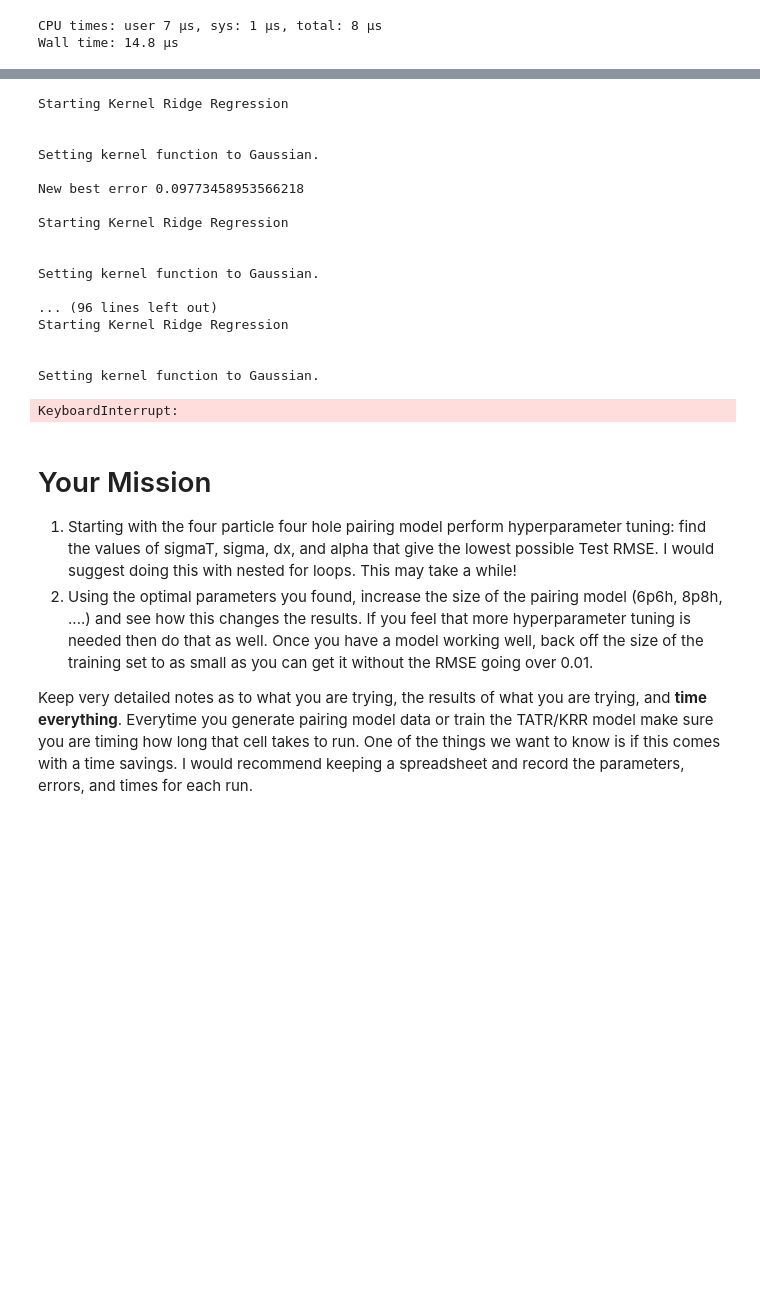
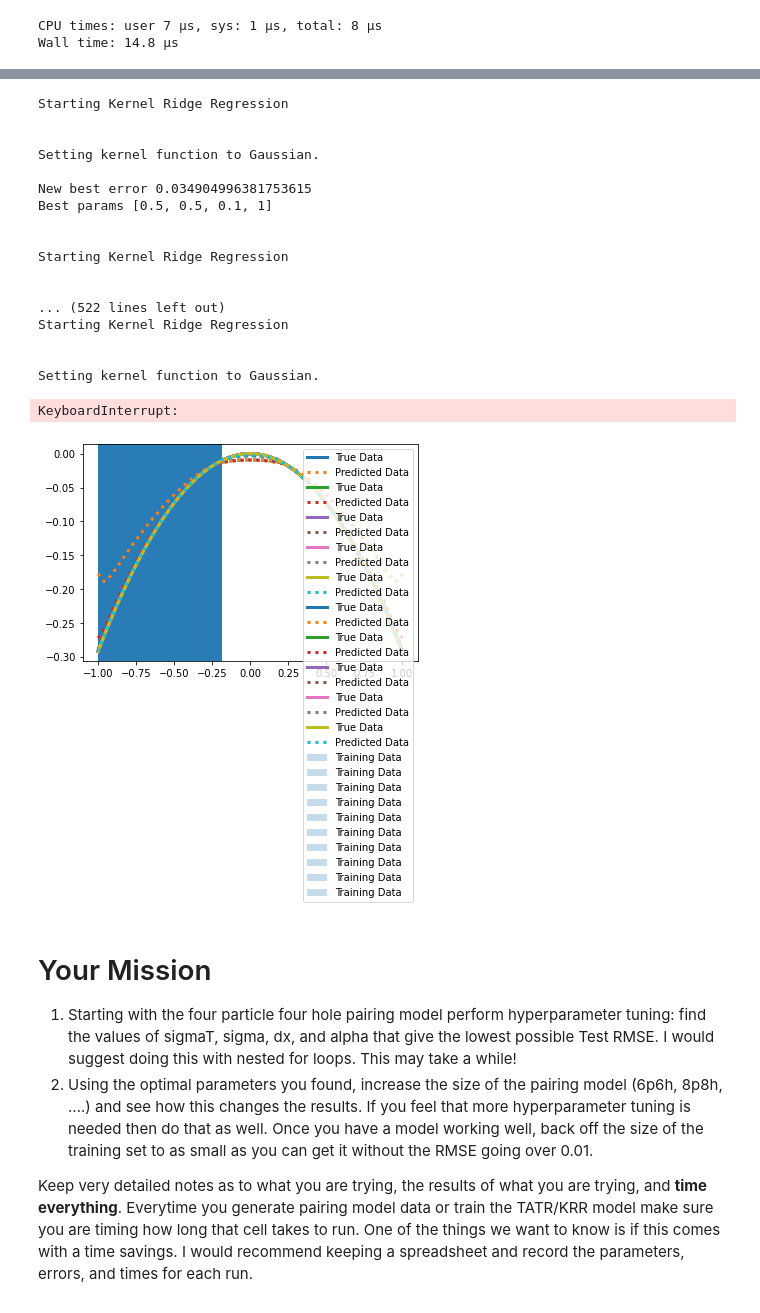
Before and after one commit to butler-julie/TATR-PairingModel, a Jupyter notebook: TATR_KRR.ipynb, the cells around one changed output, grey strips where cells are left out. Cells and saved outputs as stored; diff of their text form; code cells hidden in the pictures; blank space fills up the shorter version.

Commit message:
Adding documentation and reformatting as functions

```diff
--- a/TATR_KRR.ipynb
+++ b/TATR_KRR.ipynb
@@ -343,8 +343,8 @@ Wall time: 471 ms
 %%time
 best_err = 100
 best_params = []
-for sigmaT in np.logspace(-3, 1, 25):
-    for sigma in np.logspace (-3, 1, 25):
+for sigmaT in [0.5, 0.01, 0.05, 0.001, 0.005, 0.001]:
+    for sigma in [0.5, 0.01, 0.05, 0.001, 0.005, 0.001]:
         for dx in [0.1, 0.25, 0.5, 0.01, 0.01]:
             for alpha in [1, 1e-1, 1e-2, 1e-3, 1e-4, 1e-5]:
                 #print(sigmaT, sigma, dx, alpha)
@@ -365,44 +365,53 @@ for sigmaT in np.logspace(-3, 1, 25):
                 params1 = [sigma]
                 krr = KRR(params1, 'gaussian', alpha = alpha)
 
-                dim = 40
+                dim = 20
                 X_train = Xdata[:dim]
                 X_test = Xdata[dim:]
                 y_train = corr2[:dim]
                 y_test = corr2[dim:]
 
                 # Fit the KRR model
                 krr.fit(X_train,y_train)
 
                 # Use the trained model to predict the test data set and report the RMSE
                 y_pred = krr.predict(X_test)
                 #print("******Test RMSE******", rmse(np.asarray(y_pred), np.asarray(y_test)))
                 #print("******Test MSE******", rmse(np.asarray(y_pred), np.asarray(y_test))**2)
                 err = rmse(np.asarray(y_pred), np.asarray(y_test))
                 if err < best_err:
                     print("New best error", err)
                     best_err = err
                     best_params = [sigmaT, sigma, dx, alpha]
+                    print("Best params", best_params)
+                    print()
+                    # Use the trained model to predict the whole data set and graph the results
+                    y_pred = krr.predict(Xdata)
+                    plt.plot(ga, corr2, label='True Data', linewidth=3)
+                    plt.plot(ga, y_pred, ':', label='Predicted Data', linewidth=3)
+                    plt.axvspan(ga[0], ga[dim], alpha=0.25, label='Training Data')
+                    plt.legend()
 print(best_err, best_params)
 # %% [output]
 Starting Kernel Ridge Regression
 
 
 Setting kernel function to Gaussian.
 
-New best error 0.09773458953566218
+New best error 0.034904996381753615
+Best params [0.5, 0.5, 0.1, 1]
+
 
 Starting Kernel Ridge Regression
 
 
-Setting kernel function to Gaussian.
-
-... (96 lines left out)
+... (522 lines left out)
 Starting Kernel Ridge Regression
 
 
 Setting kernel function to Gaussian.
 KeyboardInterrupt:
+[figure, added]
 # %% [markdown]
 # Your Mission
 1. Starting with the four particle four hole pairing model perform hyperparameter tuning: find the values of sigmaT, sigma, dx, and alpha that give the lowest possible Test RMSE.  I would suggest doing this with nested for loops.  This may take a while!
```
Also changed, not shown: parts of 6 cells of this notebook, 6 other files.
